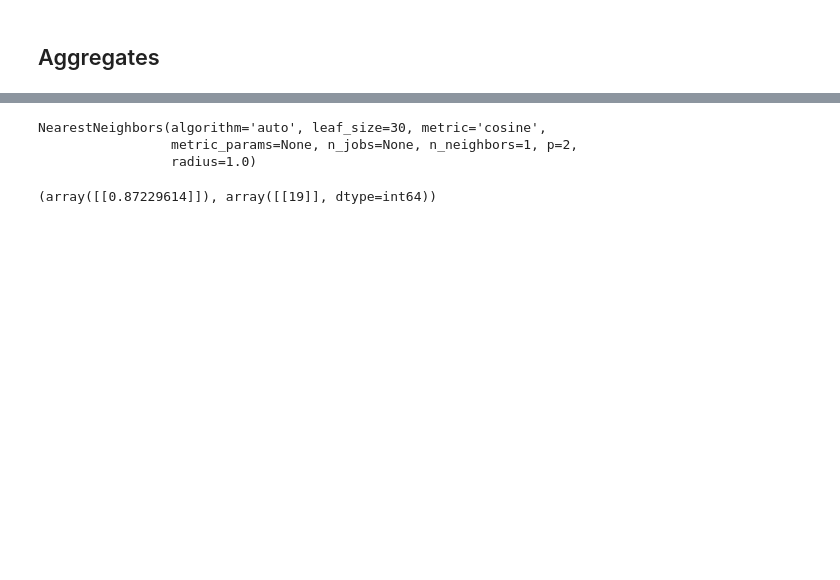
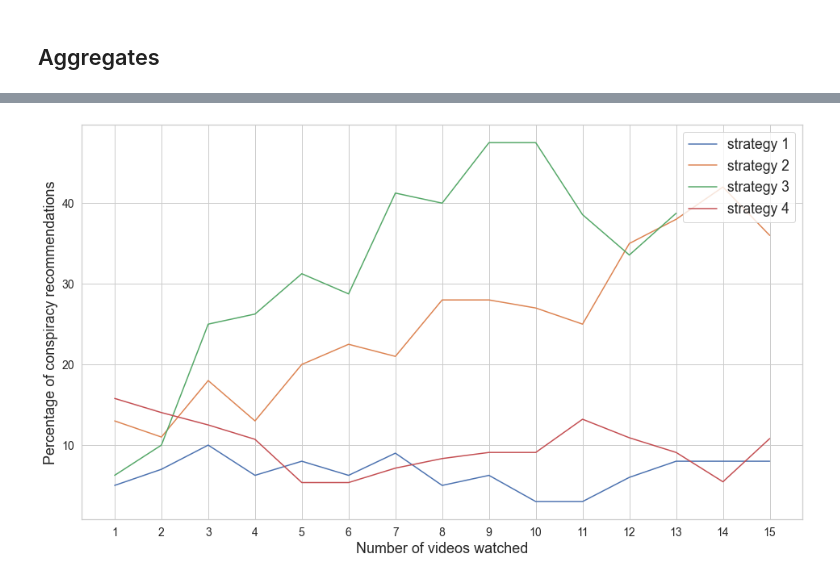
Before and after one commit to Roan-Schellingerhout/YouTube_conspiracy_paper, a Jupyter notebook: Machine Learning/Predictions.ipynb, the cells around one changed output, grey strips where cells are left out. Saved outputs shown, nothing was run; the diff lists cells and outputs as text; code cells hidden in the pictures; blank space fills up the shorter version.

```diff
--- a/Machine Learning/Predictions.ipynb
+++ b/Machine Learning/Predictions.ipynb
@@ -75,3 +88,6 @@ recs_4_sel = recs_4[["vids_watched", "views", "likes", "dislikes", "duration", "
+# %%
+# Select useful columns
+combined = combined[["strategy", "vids_watched", "views", "likes", "dislikes", "duration", "conspiracy_pred"]].copy()
 # %%
 def to_seconds(duration):
     times = re.findall("\d+", duration)[::-1]
@@ -114,13 +95,22 @@ s = v2.fit_transform(spoof["full_text"].values)
-# %%
-knn = NearestNeighbors(n_neighbors=1, metric='cosine')
-knn.fit(s)
-# %% [output]
-NearestNeighbors(algorithm='auto', leaf_size=30, metric='cosine',
-                 metric_params=None, n_jobs=None, n_neighbors=1, p=2,
-                 radius=1.0)
-# %%
-trans = v2.transform([test["full_text"]])
-
-knn.kneighbors(trans, n_neighbors=1)
-# %% [output]
-(array([[0.87229614]]), array([[19]], dtype=int64))
+# %%
+# Convert time to seconds
+combined["duration"] = combined["duration"].apply(lambda x: to_seconds(str(x)))
+# %%
+# Group
+grouped = combined.groupby(["strategy", "vids_watched"])
+# %%
+sns.set_theme(style="whitegrid")
+# %%
+# plot
+(grouped["conspiracy_pred"].mean() * 100).unstack(level=0).plot(figsize=(16, 9));
+
+plt.xticks(np.arange(1, 16, 1), fontsize=14)
+plt.yticks(fontsize=14)
+
+plt.xlabel("Number of videos watched", fontsize=18);
+plt.ylabel("Percentage of conspiracy recommendations", fontsize=18);
+
+plt.legend(loc="upper right", prop = {"size": 17.5})
+plt.show()
+# %% [output]
+[figure, added]
```
Also changed, not shown: parts of 14 cells of this notebook, 3 other files.
